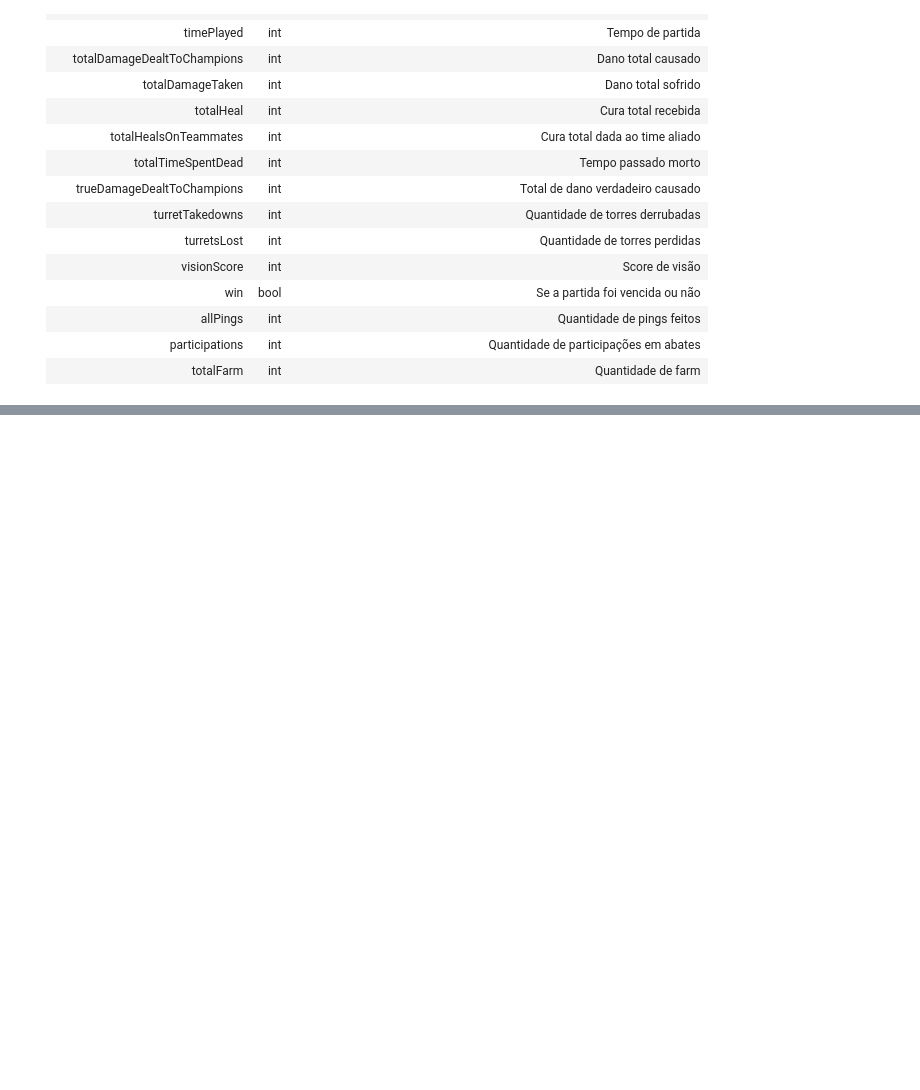
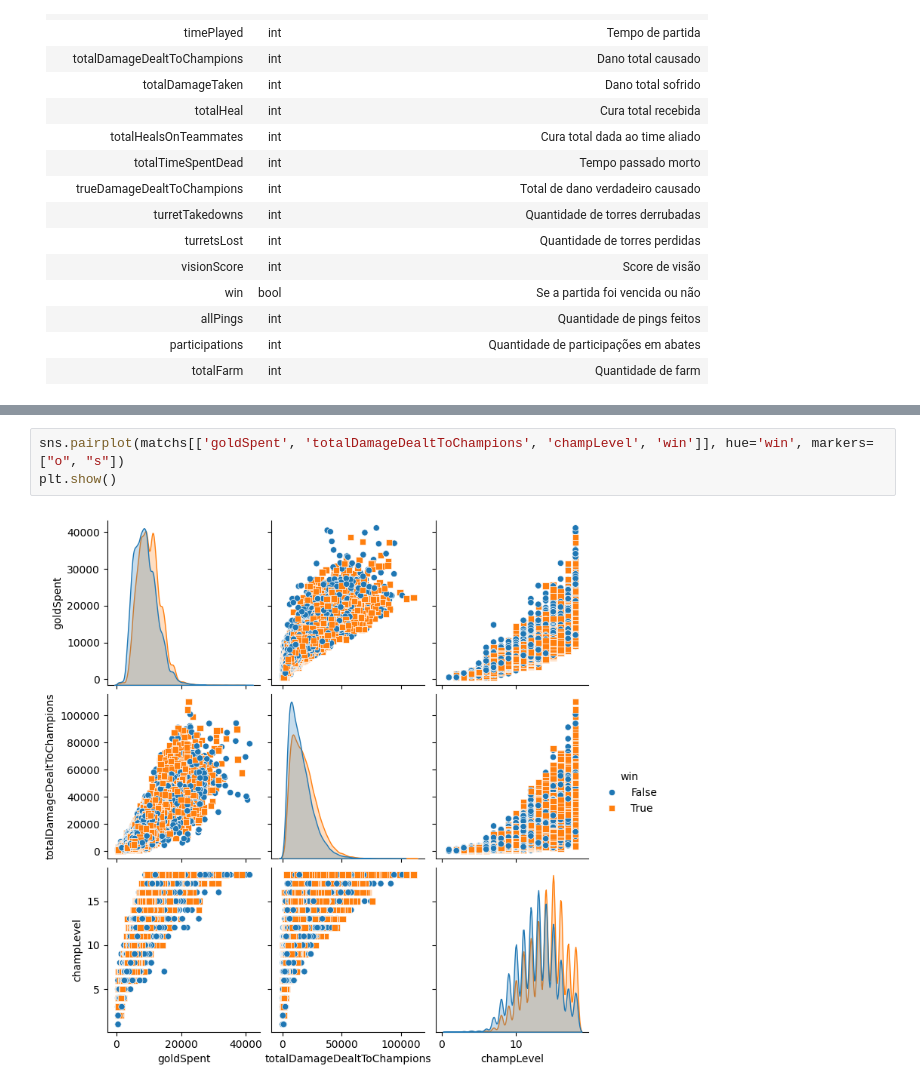
Before and after one commit to shadyrajab/predict-lol-match, a Jupyter notebook: mineracao.ipynb, the cells around one changed output, grey strips where cells are left out. Drawn from its saved outputs; the diff is of its cells as text; blank space fills up the shorter version.

```diff
--- a/mineracao.ipynb
+++ b/mineracao.ipynb
@@ -403,0 +433,5 @@ Com todas as limpezas que fizemos, conseguimos reduzir a quantidade de colunas d
+# %%
+sns.pairplot(matchs[['goldSpent', 'totalDamageDealtToChampions', 'champLevel', 'win']], hue='win', markers=["o", "s"])
+plt.show()
+# %% [output]
+[figure, added]
```
Also changed, not shown: parts of 4 cells of this notebook.
